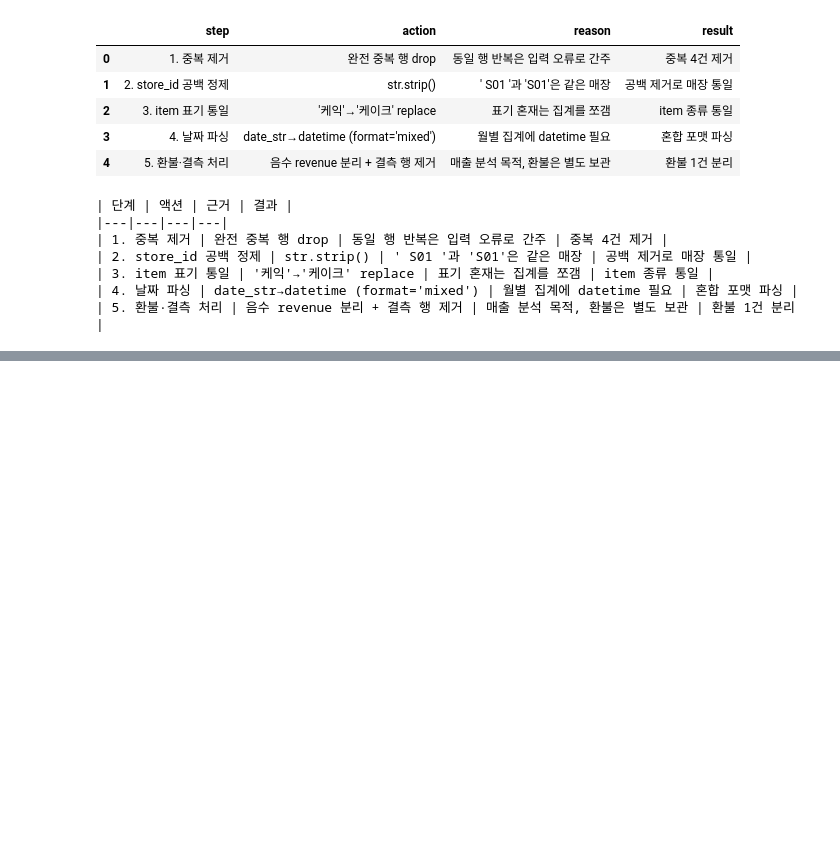
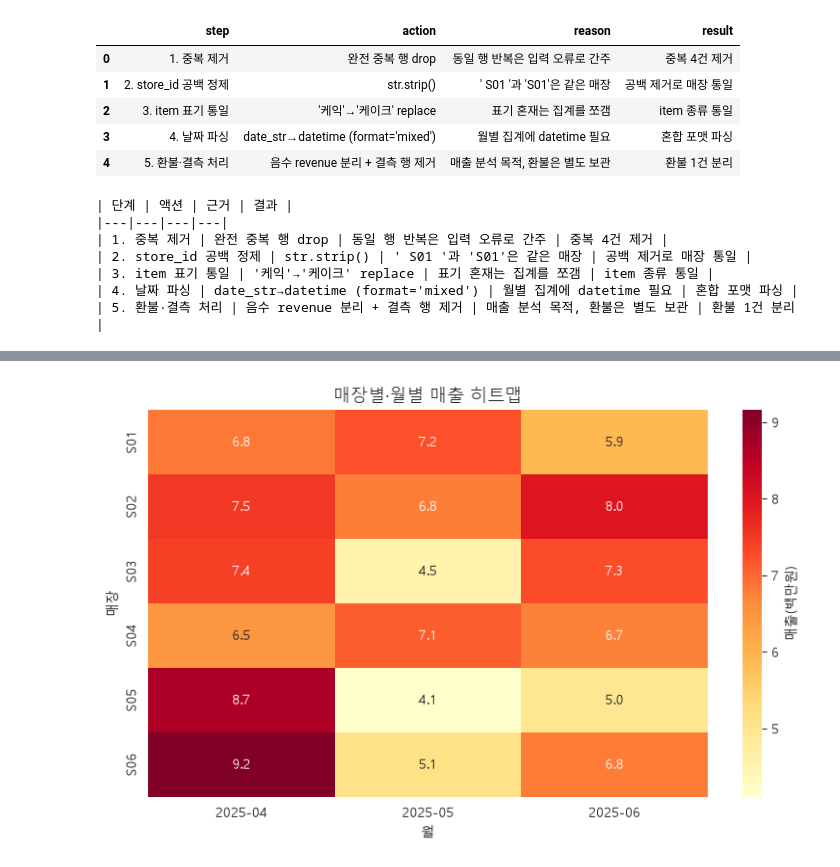
Before and after one commit to hansanghun0925-star/ai-data-bootcamp, a Jupyter notebook: D009/D009_capstone.ipynb, the cells around one changed output, grey strips where cells are left out. Cells and saved outputs as stored; diff of their text form; code cells hidden in the pictures; blank space fills up the shorter version.

```diff
--- a/D009/D009_capstone.ipynb
+++ b/D009/D009_capstone.ipynb
@@ -280,0 +307,22 @@ print(md_table)
+# %%
+import matplotlib.pyplot as plt
+
+plt.rcParams["font.family"] = "Malgun Gothic"   # Windows 기본 한글 폰트
+plt.rcParams["axes.unicode_minus"] = False       # 마이너스(-) 기호 깨짐 방지
+# %%
+import seaborn as sns
+
+fig, ax = plt.subplots(figsize=(8, 5))
+sns.heatmap(
+    store_month / 1e6,        # 백만원 단위로 (숫자 짧게)
+    annot=True, fmt=".1f",    # 각 칸에 값 표시, 소수 1자리
+    cmap="YlOrRd",            # 낮음(연노랑)→높음(진빨강)
+    cbar_kws={"label": "매출(백만원)"},
+    ax=ax,
+)
+ax.set_title("매장별·월별 매출 히트맵", fontsize=13)
+ax.set_xlabel("월"); ax.set_ylabel("매장")
+plt.tight_layout()
+plt.show()
+# %% [output]
+[figure, added]
```
Also changed, not shown: parts of 7 cells of this notebook, 2 other files.
